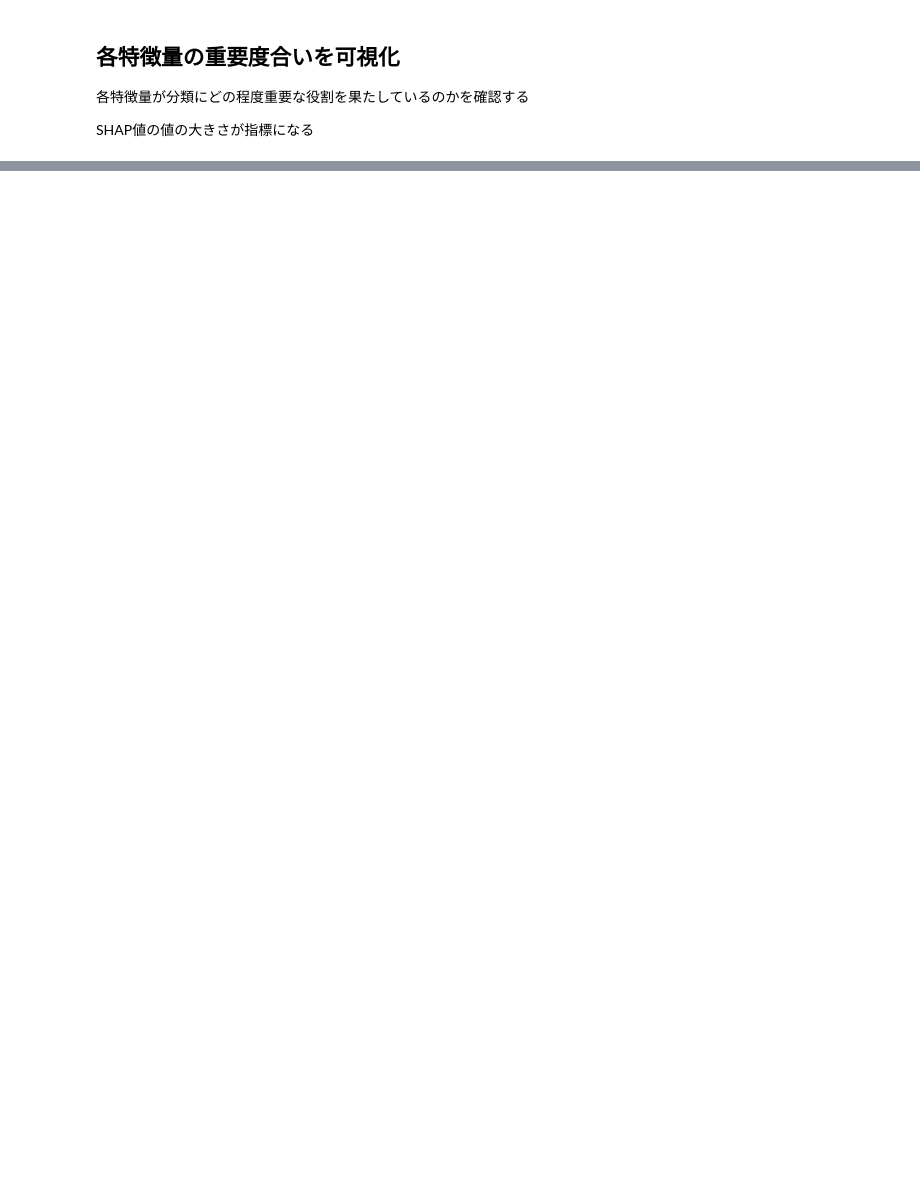
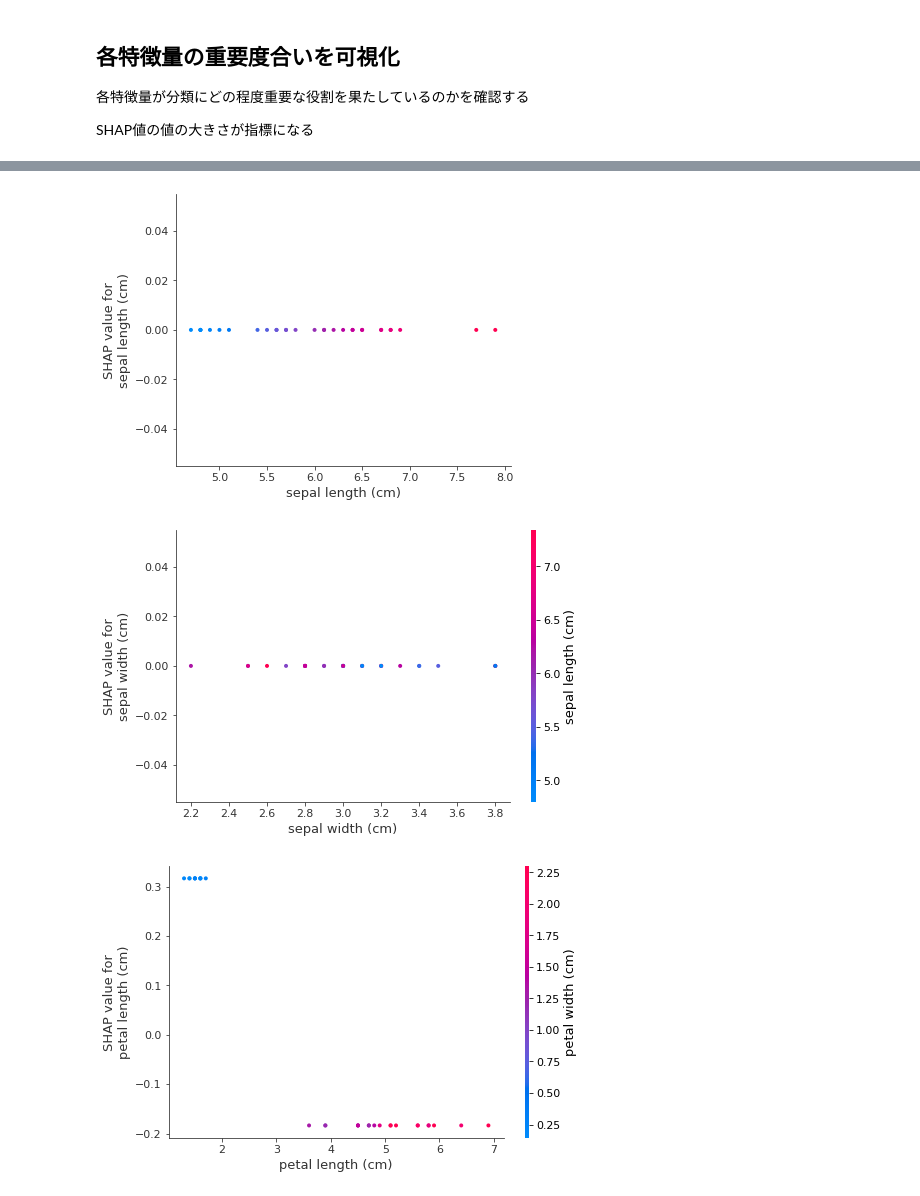
Before and after one commit to naonaorange/xai_samples, a Jupyter notebook: shap_categorize_iris.ipynb, the cells around one changed output, grey strips where cells are left out. Cells and saved outputs as stored; diff of their text form; code cells hidden in the pictures; blank space fills up the shorter version.

```diff
--- a/shap_categorize_iris.ipynb
+++ b/shap_categorize_iris.ipynb
@@ -167,0 +155,10 @@ shap.decision_plot(base_value=exp.expected_value[1],
+# %%
+for i in range(len(feature_names)):
+    shap.dependence_plot(i,
+                         shap_values[y_index],
+                         features=X_test,
+                         feature_names=feature_names)
+# %% [output]
+[figure, added]
+[figure, added]
+[figure, added]
```
Also changed, not shown: parts of 22 cells of this notebook, 2 other files.
